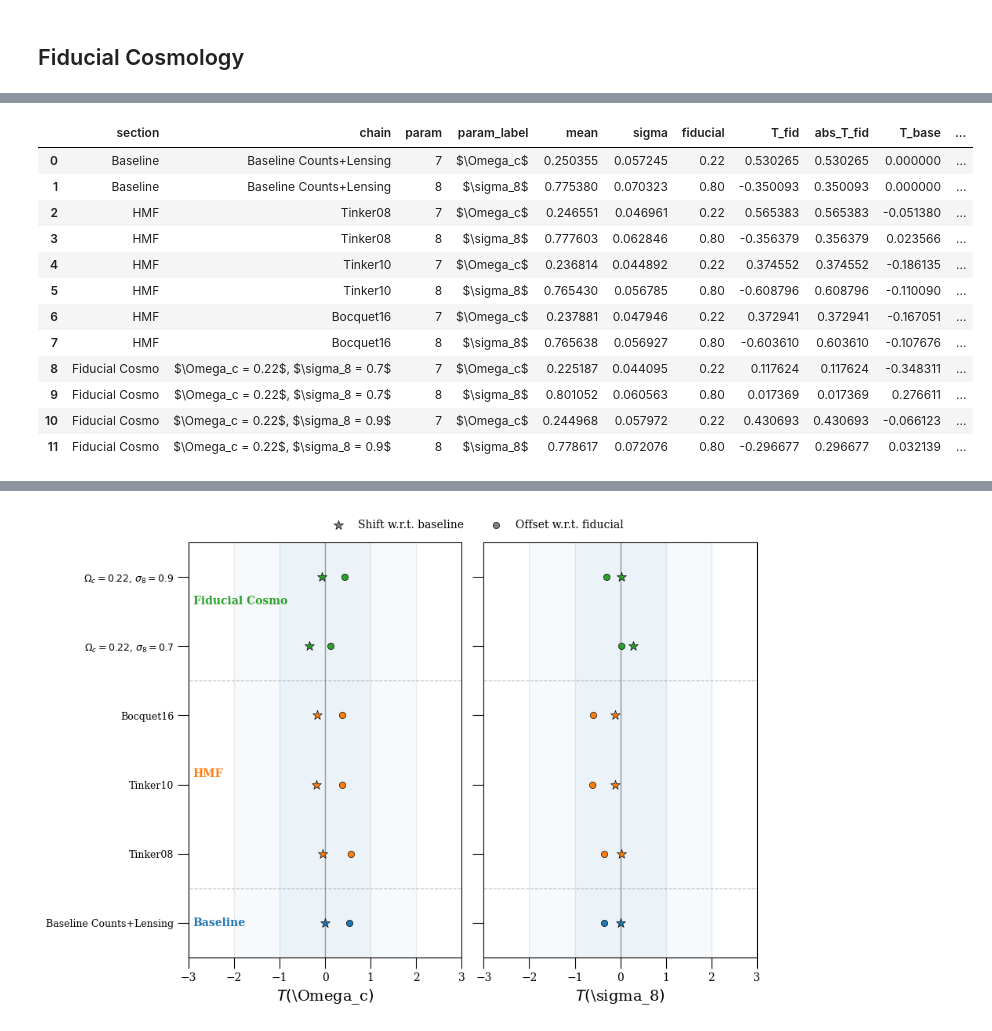
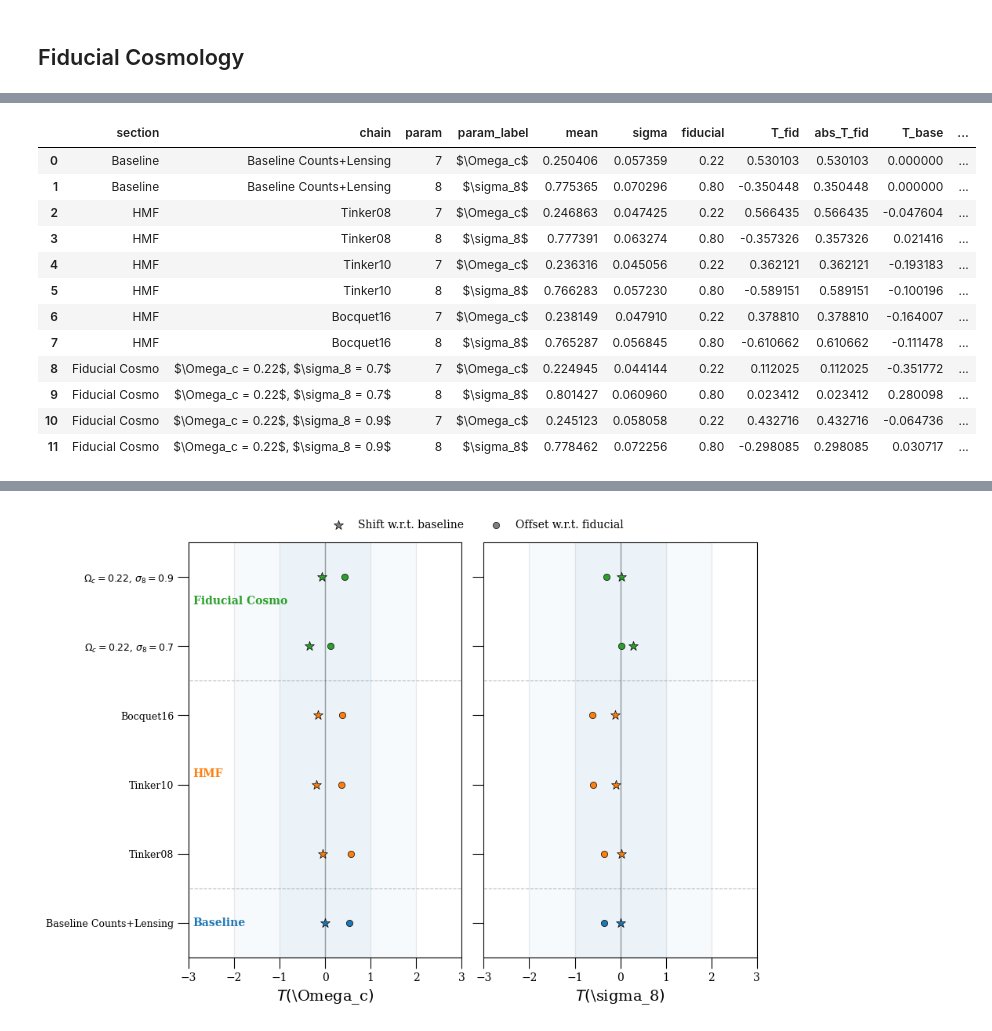
Before and after one commit to LSSTDESC/CLPipe, a Jupyter notebook: examples/cosmodc2_redmapper/summary_plot_best_fits.ipynb, the cells around one changed output, grey strips where cells are left out. Drawn from its saved outputs; the diff is of its cells as text; code cells hidden in the pictures.

```diff
--- a/examples/cosmodc2_redmapper/summary_plot_best_fits.ipynb
+++ b/examples/cosmodc2_redmapper/summary_plot_best_fits.ipynb
@@ -33,10 +33,6 @@ def load_cosmosis_chain(
     only_cosmo = False,
     label = None,
 ) -> MCSamples:
-    """Load a pre-saved, already burn-trimmed ../../data/cosmodc2_redmapper/chains/*.fits snapshot and
-    optionally slice down to just the cosmological (Omega_c, sigma_8) or
-    just the MOR columns, renaming to this notebook's numeric ('7','8',...)
-    convention so the plotting cells below don't need to change."""
     full = fits_to_samples([fits_path], burn_fraction=burn_fraction)[0]
     n_par = len(param_names)
 
@@ -287,14 +296,25 @@ truth_err = {
 }
 
 
-def mean_and_error(chain, params):
-    mean = chain.mean(params)
-    err = np.sqrt(np.diag(chain.cov(params)))
+def mean_and_marge_error(chain, params):
+    """Posterior mean + a single effective sigma per parameter, from
+    getdist's own marginalized-density 68% limits (same machinery as
+    get_marge_limits above / _print_constraints in cosmosis_mcmc_plots.py)
+    rather than sqrt(diag(cov)). The interval is generally asymmetric;
+    averaging the two sides into one effective sigma keeps the tension
+    formulas below unchanged, at the cost of not tracking the skew.
+    """
+    mean = np.asarray(chain.mean(params))
+    stats = chain.getMargeStats()
+    err = np.array([
+        0.5 * ((stats.parWithName(p).limits[0].upper - m) + (m - stats.parWithName(p).limits[0].lower))
+        for p, m in zip(params, mean)
+    ])
     return mean, err
 
 
 def tension_wrt_fiducial(chain, params, truth, truth_err=None):
-    mean, err = mean_and_error(chain, params)
+    mean, err = mean_and_marge_error(chain, params)
 
     fid = np.array([truth[p] for p in params], dtype=float)
 
@@ -309,8 +329,8 @@ def tension_wrt_fiducial(chain, params, truth, truth_err=None):
 
 
 def tension_wrt_baseline(chain, baseline_chain, params):
-    mean, err = mean_and_error(chain, params)
-    base_mean, base_err = mean_and_error(baseline_chain, params)
+    mean, err = mean_and_marge_error(chain, params)
+    base_mean, base_err = mean_and_marge_error(baseline_chain, params)
 
     t_base = (mean - base_mean) / np.sqrt(err**2 + base_err**2)
 
@@ -325,46 +345,46 @@ rows = []
 
 for section_name, section, baseline_chain in zip(
     sections_name,
     sections,
     baseline_per_section,
 ):
     for chain in section:
-        mean, err = mean_and_error(chain, params_cosmo)
+        mean, err = mean_and_marge_error(chain, params_cosmo)
         t_fid = tension_wrt_fiducial(chain, params_cosmo, truth, truth_err)
         t_base = tension_wrt_baseline(chain, baseline_chain, params_cosmo)
 
         for i, p in enumerate(params_cosmo):
             rows.append({
                 "section": section_name,
                 "chain": chain.label,
                 "param": p,
                 "param_label": param_latex[p],
                 "mean": mean[i],
                 "sigma": err[i],
                 "fiducial": truth[p],
                 "T_fid": t_fid[i],
                 "abs_T_fid": abs(t_fid[i]),
                 "T_base": t_base[i],
                 "abs_T_base": abs(t_base[i]),
             })
 
 df_tension = pd.DataFrame(rows)
 
 df_tension
 # %% [output]
 |  | section | chain | param | param_label | mean | sigma | fiducial | T_fid | abs_T_fid | T_base | ... |
-| 0 | Baseline | Baseline Counts+Lensing | 7 | $\Omega_c$ | 0.250355 | 0.057245 | 0.22 | 0.530265 | 0.530265 | 0.000000 | ... |
-| 1 | Baseline | Baseline Counts+Lensing | 8 | $\sigma_8$ | 0.775380 | 0.070323 | 0.80 | -0.350093 | 0.350093 | 0.000000 | ... |
-| 2 | HMF | Tinker08 | 7 | $\Omega_c$ | 0.246551 | 0.046961 | 0.22 | 0.565383 | 0.565383 | -0.051380 | ... |
-| 3 | HMF | Tinker08 | 8 | $\sigma_8$ | 0.777603 | 0.062846 | 0.80 | -0.356379 | 0.356379 | 0.023566 | ... |
-| 4 | HMF | Tinker10 | 7 | $\Omega_c$ | 0.236814 | 0.044892 | 0.22 | 0.374552 | 0.374552 | -0.186135 | ... |
-| 5 | HMF | Tinker10 | 8 | $\sigma_8$ | 0.765430 | 0.056785 | 0.80 | -0.608796 | 0.608796 | -0.110090 | ... |
-| 6 | HMF | Bocquet16 | 7 | $\Omega_c$ | 0.237881 | 0.047946 | 0.22 | 0.372941 | 0.372941 | -0.167051 | ... |
-| 7 | HMF | Bocquet16 | 8 | $\sigma_8$ | 0.765638 | 0.056927 | 0.80 | -0.603610 | 0.603610 | -0.107676 | ... |
-| 8 | Fiducial Cosmo | $\Omega_c = 0.22$, $\sigma_8 = 0.7$ | 7 | $\Omega_c$ | 0.225187 | 0.044095 | 0.22 | 0.117624 | 0.117624 | -0.348311 | ... |
-| 9 | Fiducial Cosmo | $\Omega_c = 0.22$, $\sigma_8 = 0.7$ | 8 | $\sigma_8$ | 0.801052 | 0.060563 | 0.80 | 0.017369 | 0.017369 | 0.276611 | ... |
-| 10 | Fiducial Cosmo | $\Omega_c = 0.22$, $\sigma_8 = 0.9$ | 7 | $\Omega_c$ | 0.244968 | 0.057972 | 0.22 | 0.430693 | 0.430693 | -0.066123 | ... |
-| 11 | Fiducial Cosmo | $\Omega_c = 0.22$, $\sigma_8 = 0.9$ | 8 | $\sigma_8$ | 0.778617 | 0.072076 | 0.80 | -0.296677 | 0.296677 | 0.032139 | ... |
+| 0 | Baseline | Baseline Counts+Lensing | 7 | $\Omega_c$ | 0.250406 | 0.057359 | 0.22 | 0.530103 | 0.530103 | 0.000000 | ... |
+| 1 | Baseline | Baseline Counts+Lensing | 8 | $\sigma_8$ | 0.775365 | 0.070296 | 0.80 | -0.350448 | 0.350448 | 0.000000 | ... |
+| 2 | HMF | Tinker08 | 7 | $\Omega_c$ | 0.246863 | 0.047425 | 0.22 | 0.566435 | 0.566435 | -0.047604 | ... |
+| 3 | HMF | Tinker08 | 8 | $\sigma_8$ | 0.777391 | 0.063274 | 0.80 | -0.357326 | 0.357326 | 0.021416 | ... |
+| 4 | HMF | Tinker10 | 7 | $\Omega_c$ | 0.236316 | 0.045056 | 0.22 | 0.362121 | 0.362121 | -0.193183 | ... |
+| 5 | HMF | Tinker10 | 8 | $\sigma_8$ | 0.766283 | 0.057230 | 0.80 | -0.589151 | 0.589151 | -0.100196 | ... |
+| 6 | HMF | Bocquet16 | 7 | $\Omega_c$ | 0.238149 | 0.047910 | 0.22 | 0.378810 | 0.378810 | -0.164007 | ... |
+| 7 | HMF | Bocquet16 | 8 | $\sigma_8$ | 0.765287 | 0.056845 | 0.80 | -0.610662 | 0.610662 | -0.111478 | ... |
+| 8 | Fiducial Cosmo | $\Omega_c = 0.22$, $\sigma_8 = 0.7$ | 7 | $\Omega_c$ | 0.224945 | 0.044144 | 0.22 | 0.112025 | 0.112025 | -0.351772 | ... |
+| 9 | Fiducial Cosmo | $\Omega_c = 0.22$, $\sigma_8 = 0.7$ | 8 | $\sigma_8$ | 0.801427 | 0.060960 | 0.80 | 0.023412 | 0.023412 | 0.280098 | ... |
+| 10 | Fiducial Cosmo | $\Omega_c = 0.22$, $\sigma_8 = 0.9$ | 7 | $\Omega_c$ | 0.245123 | 0.058058 | 0.22 | 0.432716 | 0.432716 | -0.064736 | ... |
+| 11 | Fiducial Cosmo | $\Omega_c = 0.22$, $\sigma_8 = 0.9$ | 8 | $\sigma_8$ | 0.778462 | 0.072256 | 0.80 | -0.298085 | 0.298085 | 0.030717 | ... |
 # %%
 # ============================================================
 # Compact summary for paper text
```
Also changed, not shown: parts of 6 cells of this notebook, 18 other files.
